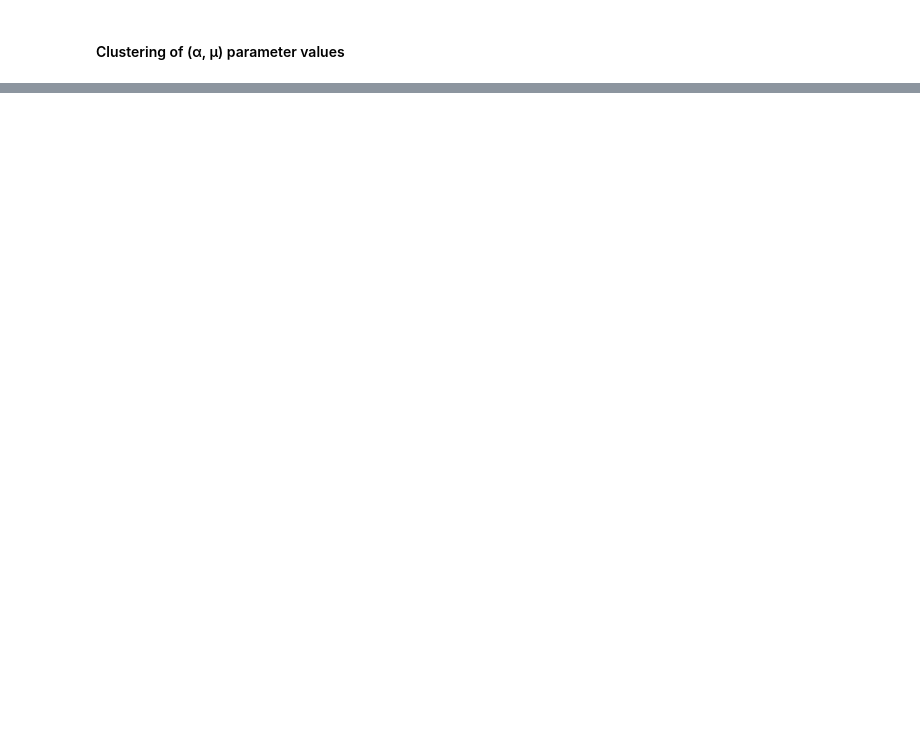
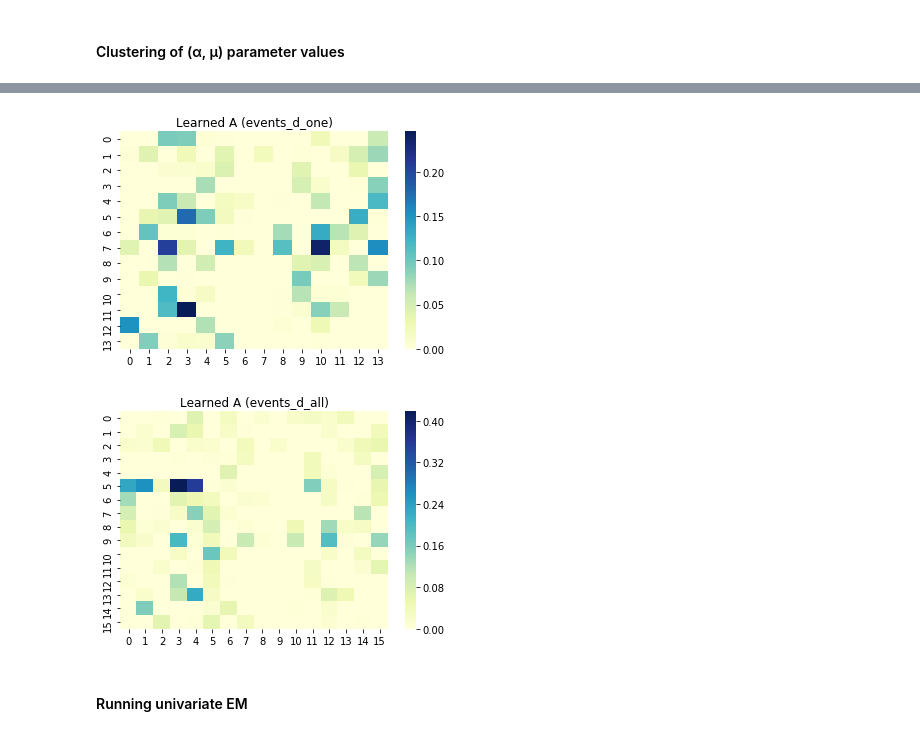
Before and after one commit to agnikumar/hawkes-health, a Jupyter notebook: EM.ipynb, the cells around one changed output, grey strips where cells are left out. Drawn from its saved outputs; the diff is of its cells as text; code cells hidden in the pictures; blank space fills up the shorter version.

Commit message:
Adding plots for units with many events

```diff
--- a/EM.ipynb
+++ b/EM.ipynb
@@ -629,0 +696,8 @@ for i in range(len(df_names_list)):
+# %%
+# ALL
+
+sorted_events_d_all = events_d_all.sort_values(by=['unit_num'])
+events_units_counts_all = events_d_all.join(events_d_all['unit_num'].value_counts().rename('frequency'), on='unit_num')
+threshold = 30
+events_units_counts_selected_all = events_units_counts_all[events_units_counts_all['frequency'] >= threshold]
+#num_selected_units = events_units_counts_selected['unit'].nunique()
@@ -629,0 +760,16 @@ for i in range(len(df_names_list)):
+# %%
+df_for_em_small = events_units_counts_selected[['time', 'unit']]
+df_for_em_small2 = events_units_counts_selected_all[['time', 'unit']]
+
+#print(df_for_em_small)
+df_list_small_temp = [df_for_em_small, df_for_em_small2]
+
+A_learned_list, mu_learned_list = [], []
+for df in df_list_small_temp:
+    A_learned, mu_learned = run_multivariate_EM(df)
+    A_learned_list.append(A_learned)
+    mu_learned_list.append(mu_learned)
+    print('----------------------------')
+
+print('All A matrices:', A_learned_list)
+print('All mu vectors:', mu_learned_list)
@@ -629,0 +798,16 @@ for i in range(len(df_names_list)):
+# %%
+A_events_d_one = A_learned_list[0]
+A_events_d_all = A_learned_list[1]
+
+ax0 = sns.heatmap(A_events_d_one, cmap="YlGnBu")
+ax0.set_title("Learned A (events_d_one)")
+plt.show()
+
+ax1 = sns.heatmap(A_events_d_all, cmap="YlGnBu")
+ax1.set_title("Learned A (events_d_all)")
+plt.show()
+# %% [output]
+[figure, added]
+[figure, added]
+# %% [markdown]
+#### Running univariate EM
```
Also changed, not shown: parts of 24 cells of this notebook.
